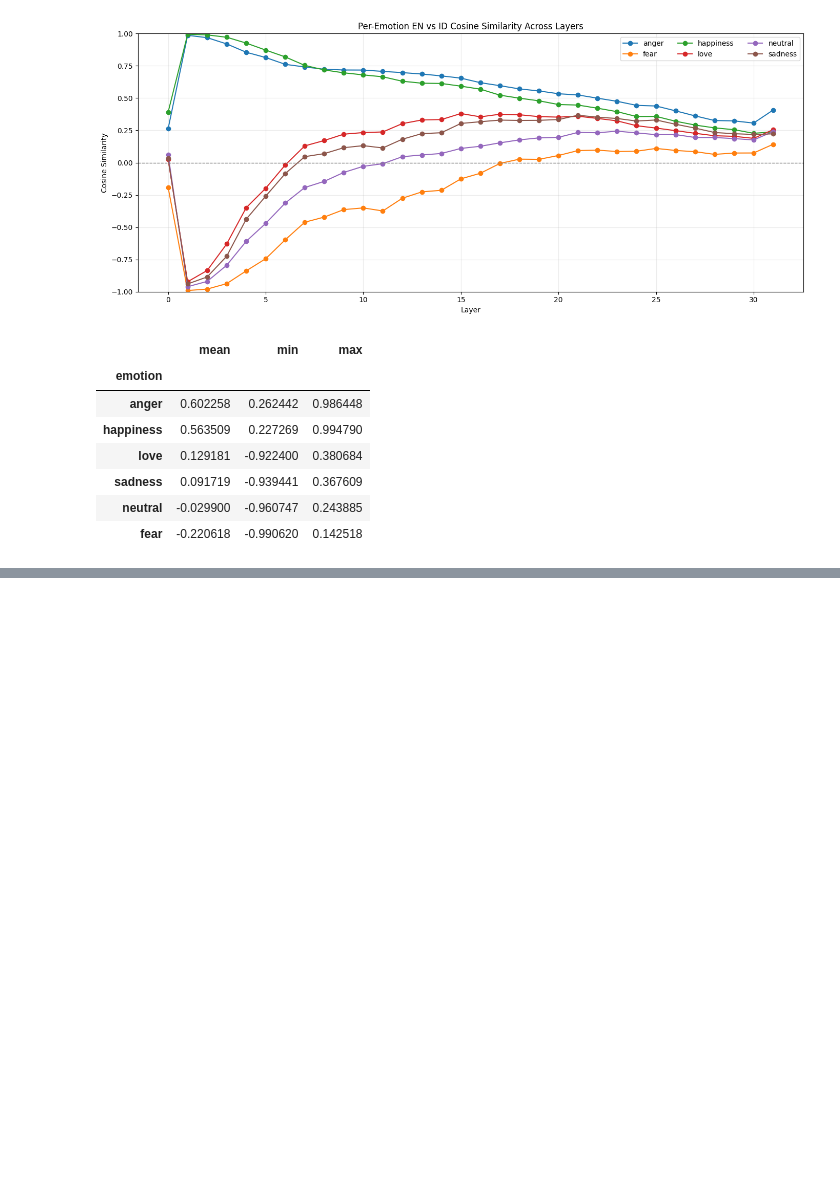
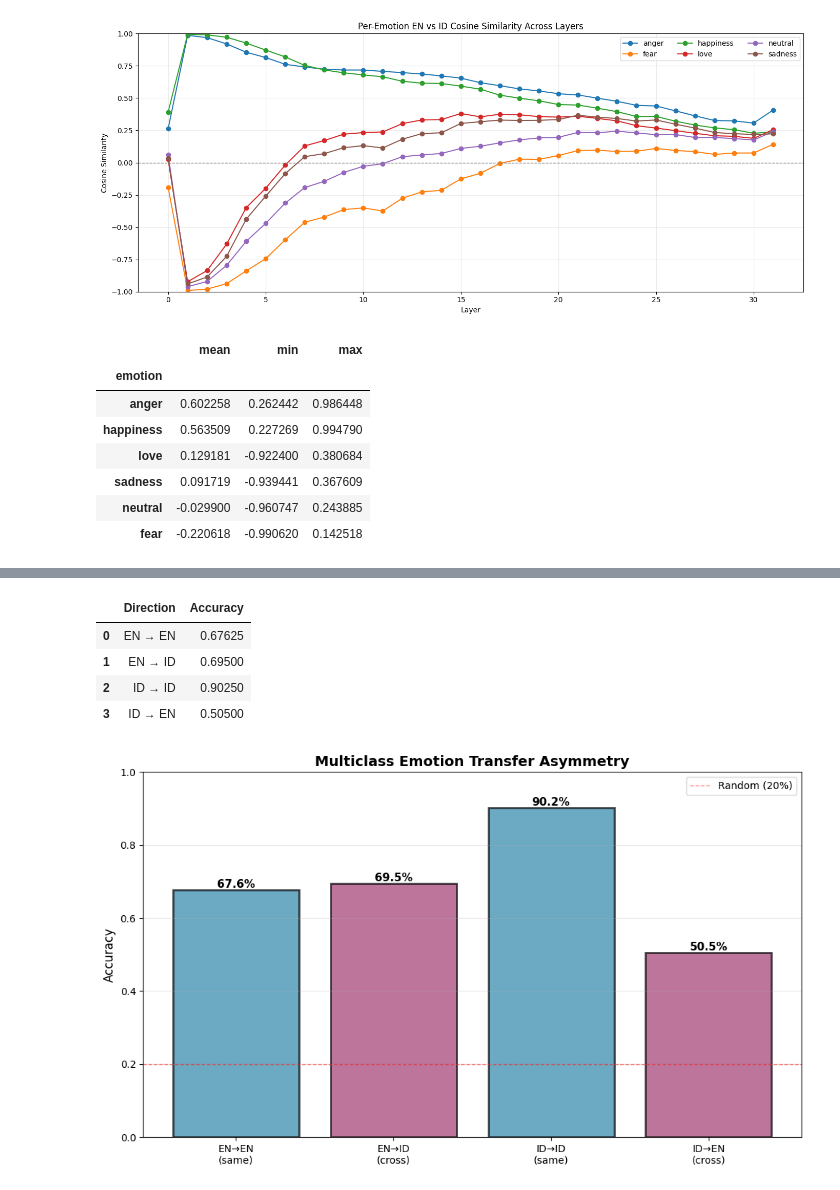
Before and after one commit to noobylub/Dissertation_Project, a Jupyter notebook: vectors_analysis.ipynb, the cells around one changed output, grey strips where cells are left out. Cells and saved outputs as stored; diff of their text form; code cells hidden in the pictures; blank space fills up the shorter version.

```diff
--- a/vectors_analysis.ipynb
+++ b/vectors_analysis.ipynb
@@ -400,3 +453,77 @@ display(summary_df)
 | sadness | 0.091719 | -0.939441 | 0.367609 |
 | neutral | -0.029900 | -0.960747 | 0.243885 |
 | fear | -0.220618 | -0.990620 | 0.142518 |
+# %%
+# Clean bidirectional transfer analysis
+import matplotlib.pyplot as plt
+import numpy as np
+
+print("="*70)
+print("BIDIRECTIONAL TRANSFER: CLEAN COMPARISON")
+print("="*70)
+
+# Train probe on ENGLISH
+print("\n[1] Training probe on ENGLISH data...")
+probe_en_fresh = analysis.LogisticRegressionProbe(
+    input_dim=emotion_vector_eng[all_emotions[0]][0].shape[-1],
+    output_dim=len(all_emotions),
+)
+probe_en_fresh = analysis.trainMultiClassProbe(
+    probe_en_fresh, emotion_data_eng_train, emotion_data_eng_val, num_epochs=25
+)
+
+en_self = float(analysis.predictProbe(probe_en_fresh, emotion_data_eng_val, multiclass=True).mean())
+en_to_id = float(analysis.predictProbe(probe_en_fresh, emotion_data_id_val, multiclass=True).mean())
+print(f"EN trained, tested on EN: {en_self:.4f}")
+print(f"EN trained, tested on ID: {en_to_id:.4f}")
+print(f"Transfer drop EN→ID: {en_self - en_to_id:.4f}")
+
+# Train probe on INDONESIAN
+print("\n[2] Training probe on INDONESIAN data...")
+probe_id_fresh = analysis.LogisticRegressionProbe(
+    input_dim=emotion_vector_id[all_emotions[0]][0].shape[-1],
+    output_dim=len(all_emotions),
+)
+probe_id_fresh = analysis.trainMultiClassProbe(
+    probe_id_fresh, emotion_data_id_train, emotion_data_id_val, num_epochs=25
+)
+
+id_self = float(analysis.predictProbe(probe_id_fresh, emotion_data_id_val, multiclass=True).mean())
+id_to_en = float(analysis.predictProbe(probe_id_fresh, emotion_data_eng_val, multiclass=True).mean())
+print(f"ID trained, tested on ID: {id_self:.4f}")
+print(f"ID trained, tested on EN: {id_to_en:.4f}")
+print(f"Transfer drop ID→EN: {id_self - id_to_en:.4f}")
+
+# Summary comparison
+print("\n" + "="*70)
+print("TRANSFER SUMMARY")
+print("="*70)
+transfer_summary = pd.DataFrame({
+    'Direction': ['EN → EN', 'EN → ID', 'ID → ID', 'ID → EN'],
+    'Accuracy': [en_self, en_to_id, id_self, id_to_en],
+})
+display(transfer_summary)
+
+# Visualize
+fig, ax = plt.subplots(figsize=(10, 6))
+directions = ['EN→EN\n(same)', 'EN→ID\n(cross)', 'ID→ID\n(same)', 'ID→EN\n(cross)']
+accuracies = [en_self, en_to_id, id_self, id_to_en]
+colors = ['#2E86AB', '#A23B72', '#2E86AB', '#A23B72']
+
+bars = ax.bar(directions, accuracies, color=colors, alpha=0.7, edgecolor='black', linewidth=2)
+ax.set_ylabel('Accuracy', fontsize=12)
+ax.set_title('Multiclass Emotion Transfer Asymmetry', fontsize=14, fontweight='bold')
+ax.set_ylim([0, 1.0])
+ax.axhline(0.2, color='red', linestyle='--', linewidth=1, alpha=0.5, label='Random (20%)')
+ax.grid(axis='y', alpha=0.3)
+
+# Add value labels on bars
+for bar, acc in zip(bars, accuracies):
+    height = bar.get_height()
+    ax.text(bar.get_x() + bar.get_width()/2., height,
+            f'{acc:.1%}', ha='center', va='bottom', fontsize=11, fontweight='bold')
+
+ax.legend()
+plt.tight_layout()
+plt.show()
+# %% [output]
@@ -402,0 +547,6 @@ display(summary_df)
+|  | Direction | Accuracy |
+| 0 | EN → EN | 0.67625 |
+| 1 | EN → ID | 0.69500 |
+| 2 | ID → ID | 0.90250 |
+| 3 | ID → EN | 0.50500 |
+[figure, added]
```
Also changed, not shown: parts of 6 cells of this notebook, 9 other files.
